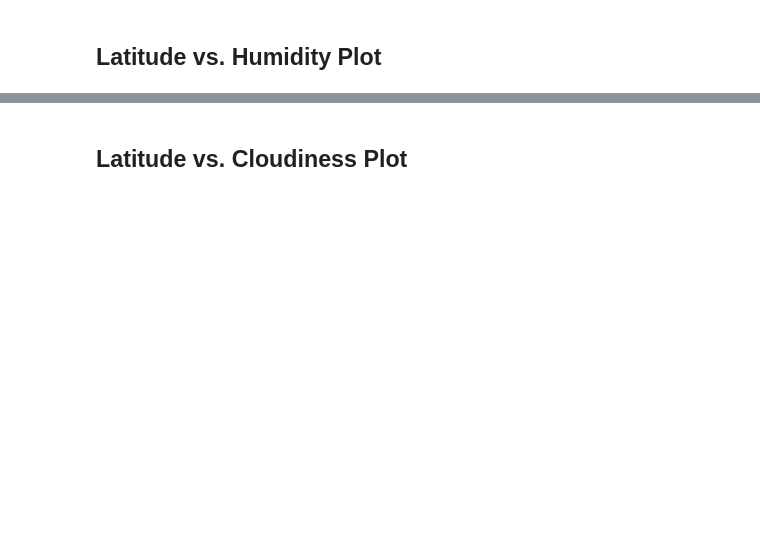
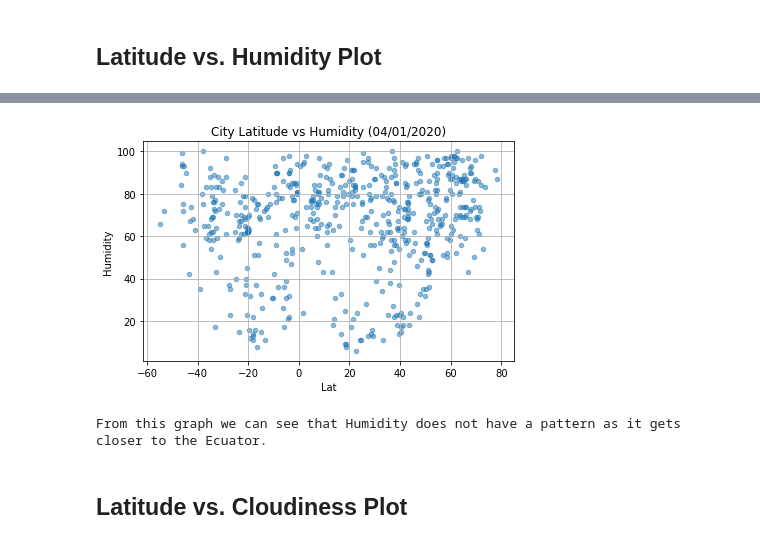
Before and after one commit to gnzamudio/python-api-challenge, a Jupyter notebook: WeatherPy.ipynb, the cells around one changed output, grey strips where cells are left out. Cells and saved outputs as stored; diff of their text form; code cells hidden in the pictures; blank space fills up the shorter version.

```diff
--- a/WeatherPy.ipynb
+++ b/WeatherPy.ipynb
@@ -186,2 +197,17 @@ weather_df.tail()
+# %%
+#plot for City Latitude vs Humidity on 4/01/20
+
+weather_df.plot.scatter(
+    x='Lat',y= 'Humidity', grid= True, alpha= 0.5, xlabel="Latitude", ylabel= "Humidity",
+    title= f'City Latitude vs Humidity {on_date}'
+)
+
+plt.tight_layout()
+plt.show()
+
+print("From this graph we can see that Humidity does not have a pattern as it gets closer to the Ecuator.")
+# %% [output]
+[figure, added]
+From this graph we can see that Humidity does not have a pattern as it gets closer to the Ecuator.
 # %% [markdown]
 ## Latitude vs. Cloudiness Plot
```
Also changed, not shown: parts of 9 cells of this notebook, 4 other files.
